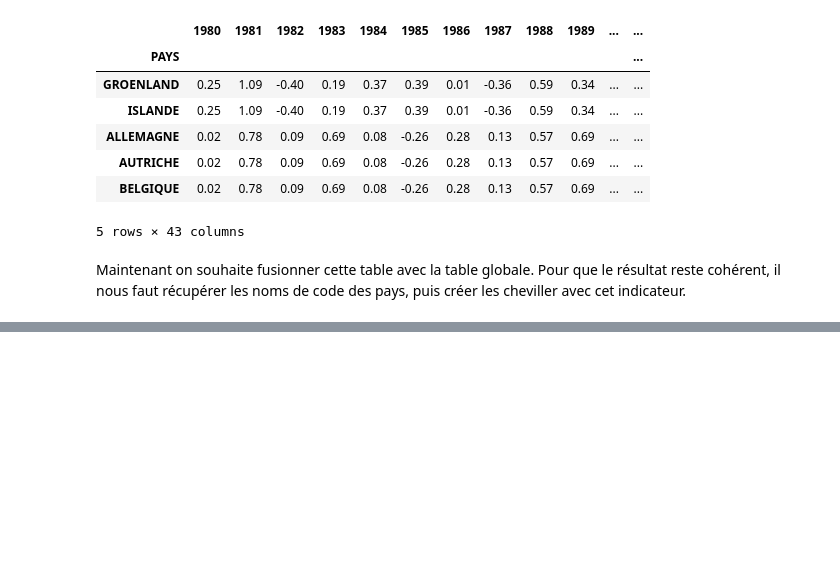
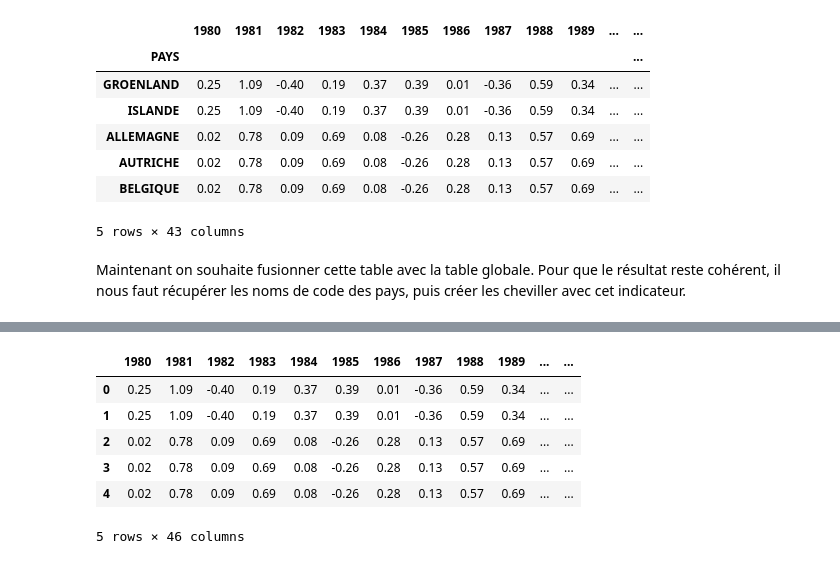
Before and after one commit to Adrien-Mcode/Python-data-science-Lecalve-Majka, a Jupyter notebook: Stat_des.ipynb, the cells around one changed output, grey strips where cells are left out. Saved outputs shown, nothing was run; the diff lists cells and outputs as text; code cells hidden in the pictures; blank space fills up the shorter version.

```diff
--- a/Stat_des.ipynb
+++ b/Stat_des.ipynb
@@ -617,0 +591,10 @@ df_code.head(19)
+# %%
+df_temp2final.head()
+# %% [output]
+|  | 1980 | 1981 | 1982 | 1983 | 1984 | 1985 | 1986 | 1987 | 1988 | 1989 | ... | ... |
+| 0 | 0.25 | 1.09 | -0.40 | 0.19 | 0.37 | 0.39 | 0.01 | -0.36 | 0.59 | 0.34 | ... | ... |
+| 1 | 0.25 | 1.09 | -0.40 | 0.19 | 0.37 | 0.39 | 0.01 | -0.36 | 0.59 | 0.34 | ... | ... |
+| 2 | 0.02 | 0.78 | 0.09 | 0.69 | 0.08 | -0.26 | 0.28 | 0.13 | 0.57 | 0.69 | ... | ... |
+| 3 | 0.02 | 0.78 | 0.09 | 0.69 | 0.08 | -0.26 | 0.28 | 0.13 | 0.57 | 0.69 | ... | ... |
+| 4 | 0.02 | 0.78 | 0.09 | 0.69 | 0.08 | -0.26 | 0.28 | 0.13 | 0.57 | 0.69 | ... | ... |
+5 rows × 46 columns
```
Also changed, not shown: parts of 16 cells of this notebook, 2 other files.
